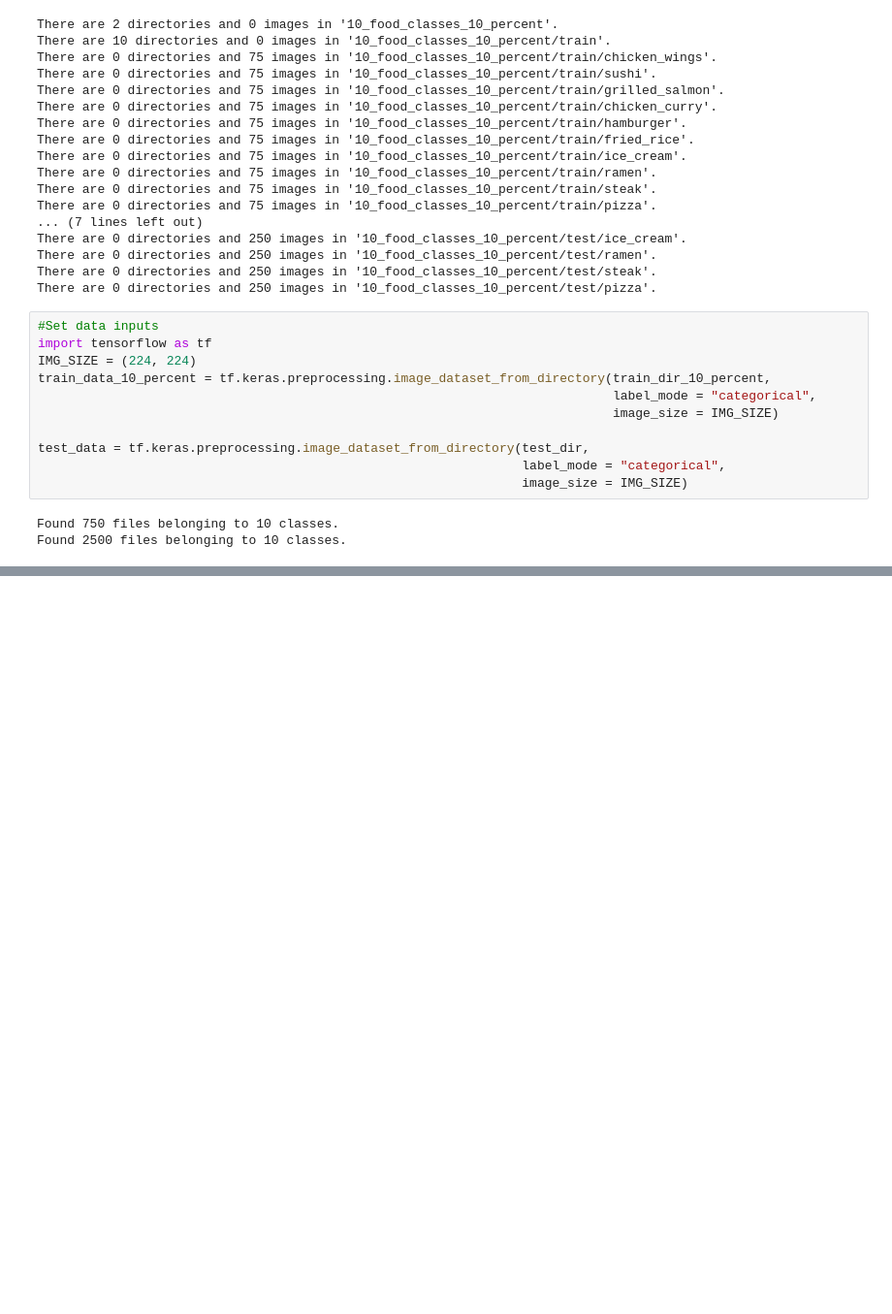
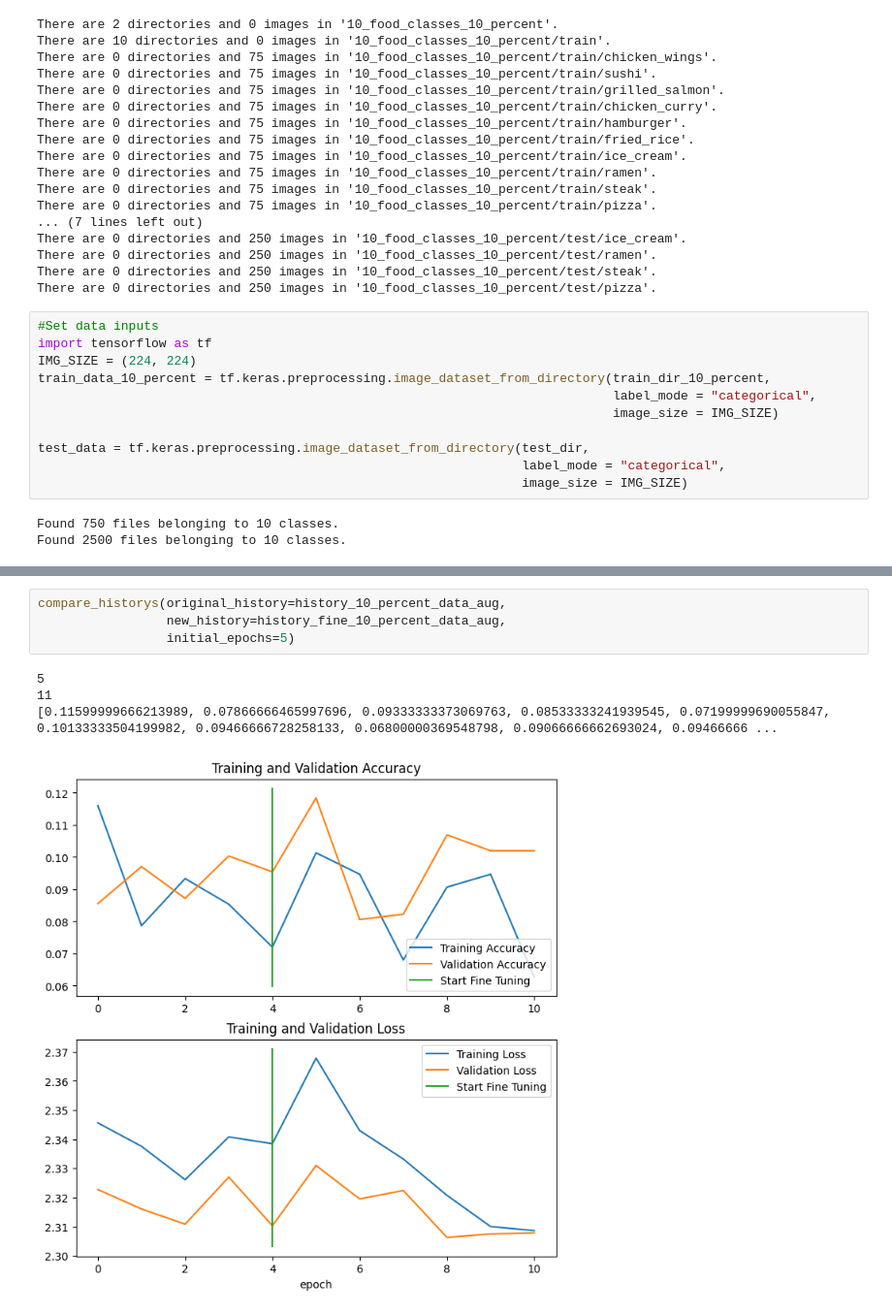
Before and after one commit to iamchenchu/Deep-Learnig-with-TensorFlow, a Jupyter notebook: 06_transfer_learning_in_tensorflow_part2_fine_tuning.ipynb, the cells around one changed output, grey strips where cells are left out. Shown at 97% size. Drawn from its saved outputs; the diff is of its cells as text; blank space fills up the shorter version.

```diff
--- a/06_transfer_learning_in_tensorflow_part2_fine_tuning.ipynb
+++ b/06_transfer_learning_in_tensorflow_part2_fine_tuning.ipynb
@@ -707,0 +1022,9 @@ x = base_model(x, training = False) # pass augmented images to the base model bu
+# %%
+compare_historys(original_history=history_10_percent_data_aug,
+                 new_history=history_fine_10_percent_data_aug,
+                 initial_epochs=5)
+# %% [output]
+5
+11
+[0.11599999666213989, 0.07866666465997696, 0.09333333373069763, 0.08533333241939545, 0.07199999690055847, 0.10133333504199982, 0.09466666728258133, 0.06800000369548798, 0.09066666662693024, 0.09466666 ...
+[figure, added]
```
Also changed, not shown: parts of 50 cells of this notebook.
